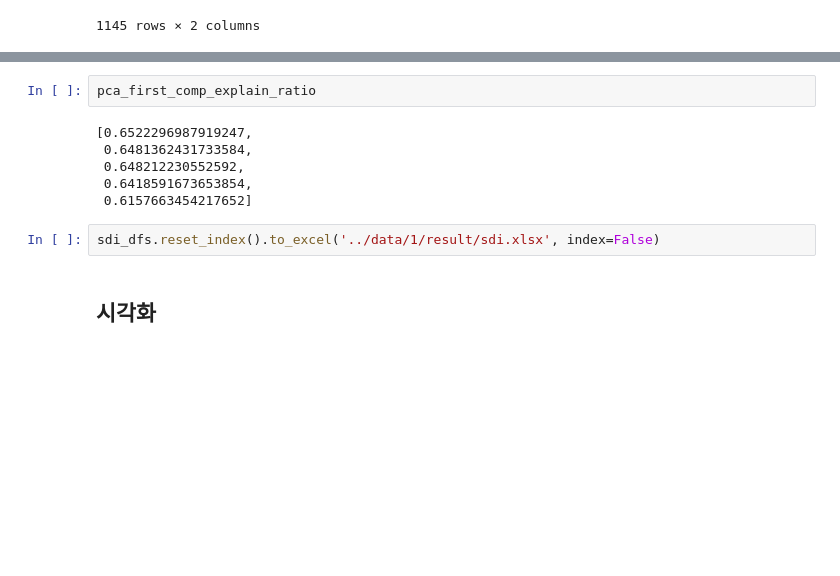
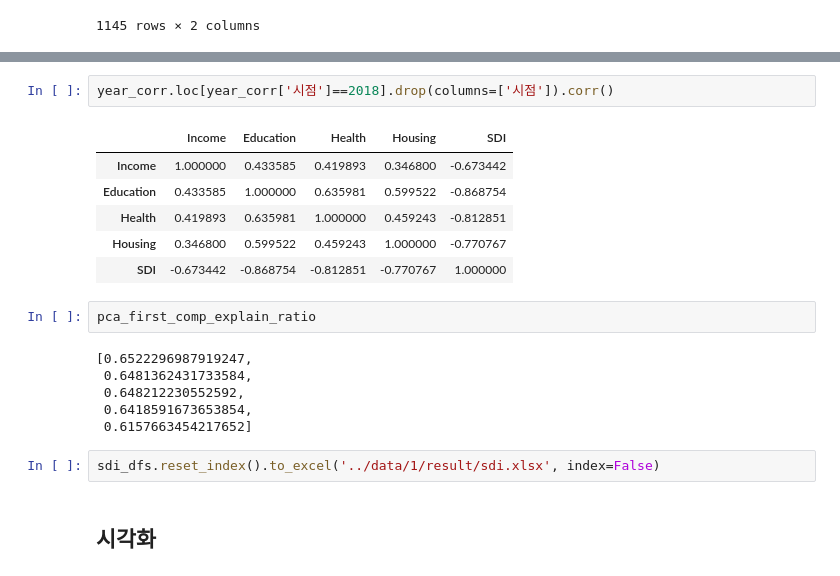
Before and after one commit to kankang-woojin/lib_sdi, a Jupyter notebook: ipynb/1_independent_variable(SDI).ipynb, the cells around one changed output, grey strips where cells are left out. Saved outputs shown, nothing was run; the diff lists cells and outputs as text; blank space fills up the shorter version.

```diff
--- a/ipynb/1_independent_variable(SDI).ipynb
+++ b/ipynb/1_independent_variable(SDI).ipynb
@@ -467,3 +494,12 @@ year_corr.loc[year_corr['시점']==2015].drop(columns=['시점']).corr()
+# %%
+year_corr.loc[year_corr['시점']==2018].drop(columns=['시점']).corr()
+# %% [output]
+|  | Income | Education | Health | Housing | SDI |
+| Income | 1.000000 | 0.433585 | 0.419893 | 0.346800 | -0.673442 |
+| Education | 0.433585 | 1.000000 | 0.635981 | 0.599522 | -0.868754 |
+| Health | 0.419893 | 0.635981 | 1.000000 | 0.459243 | -0.812851 |
+| Housing | 0.346800 | 0.599522 | 0.459243 | 1.000000 | -0.770767 |
+| SDI | -0.673442 | -0.868754 | -0.812851 | -0.770767 | 1.000000 |
 # %%
 pca_first_comp_explain_ratio
 # %% [output]
@@ -472,8 +508,8 @@ pca_first_comp_explain_ratio
  0.648212230552592,
  0.6418591673653854,
  0.6157663454217652]
-# %%
-sdi_dfs.reset_index().to_excel('../data/1/result/sdi.xlsx', index=False)
+# %%
+sdi_dfs.reset_index().to_excel('../data/1/result/sdi.xlsx', index=False)
 # %% [markdown]
 ## 시각화
 # %%
```
Also changed, not shown: parts of 5 cells of this notebook, 12 other files.
